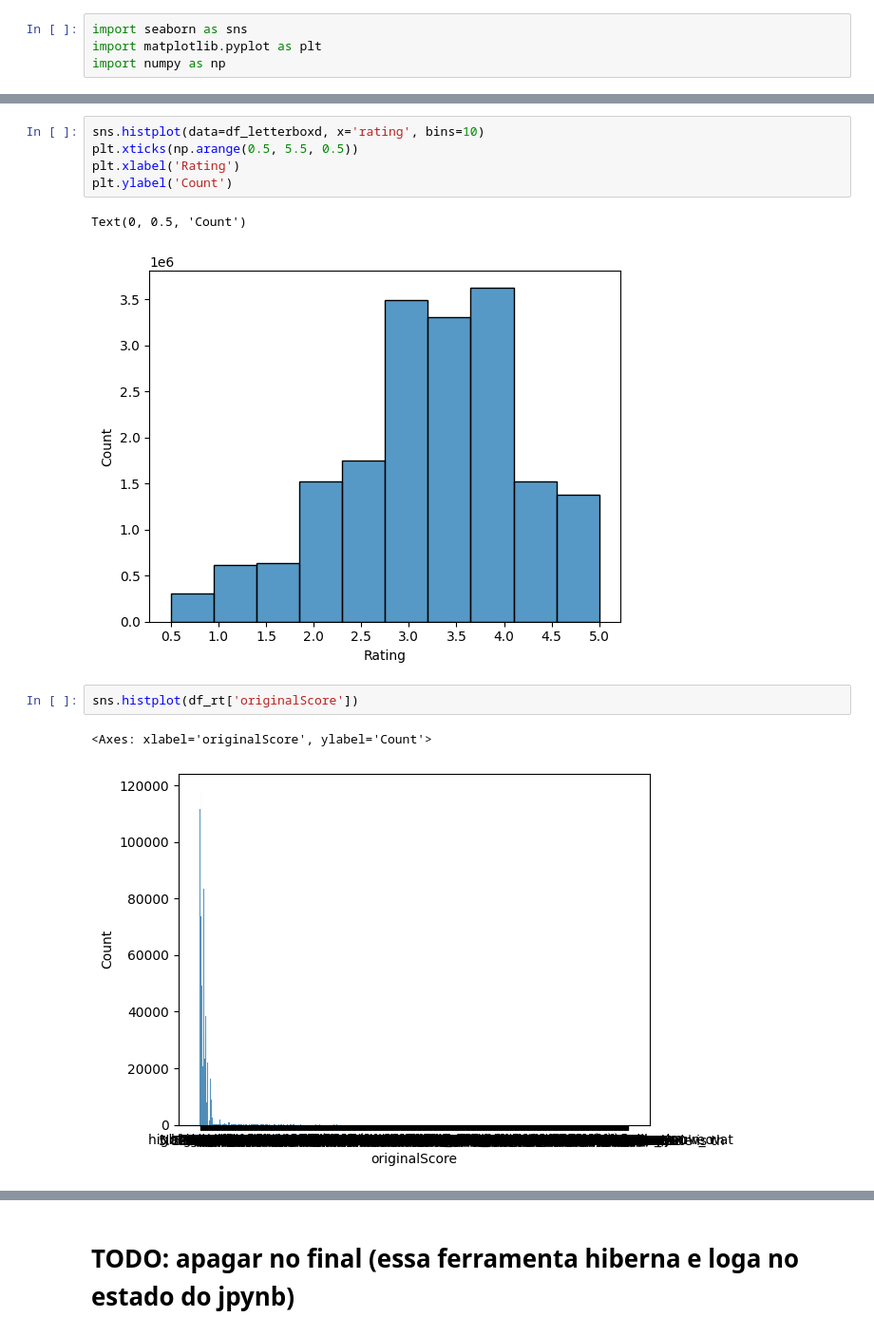
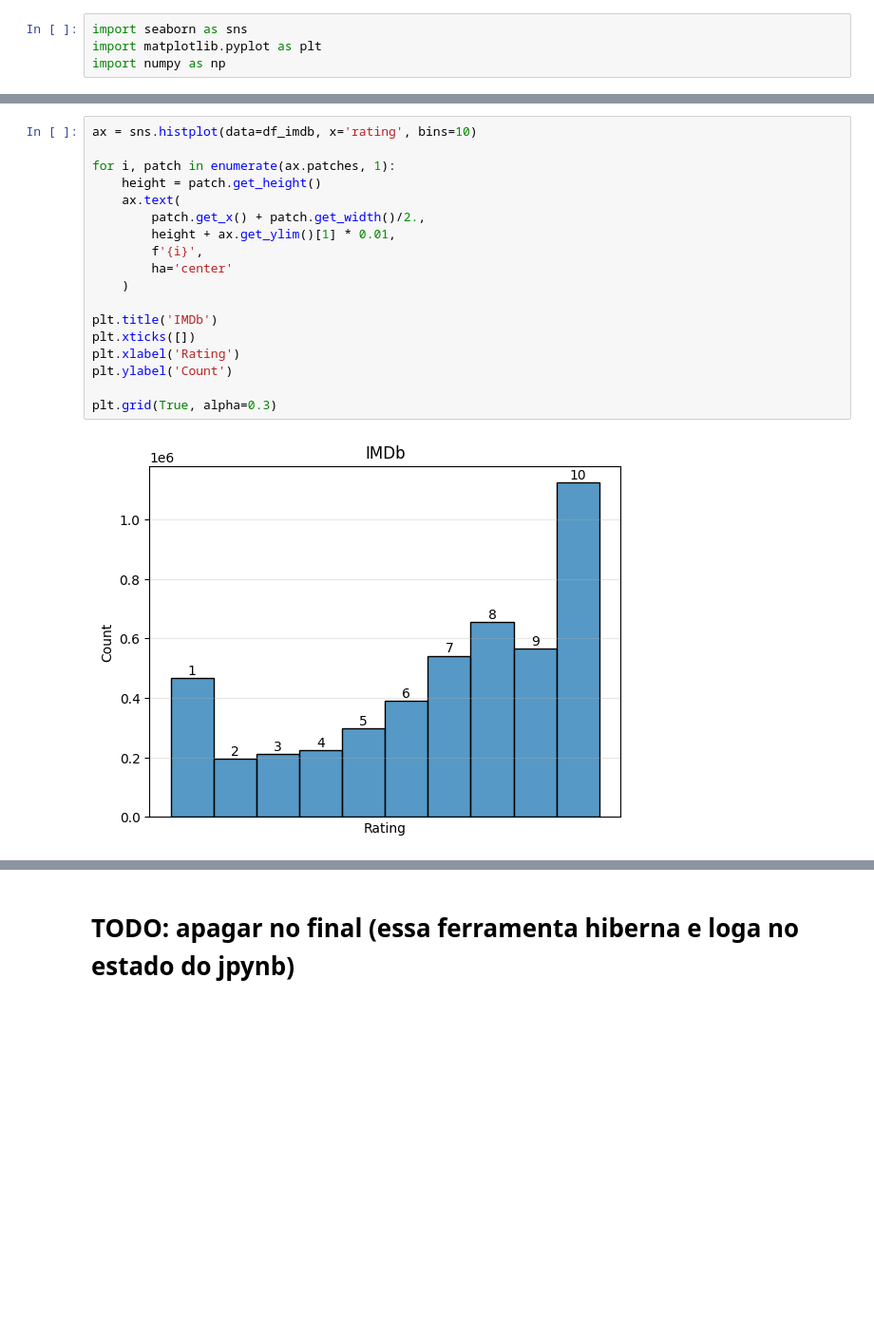
Before and after one commit to srjheam/ufes-cdados-letterimtomatoes, a Jupyter notebook: main.ipynb, the cells around one changed output, grey strips where cells are left out. Shown at 95% size. Saved outputs shown, nothing was run; the diff lists cells and outputs as text; blank space fills up the shorter version.

Commit message:
process rt ratings, improve histplot

```diff
--- a/main.ipynb
+++ b/main.ipynb
@@ -561,13 +568,20 @@ Text(0, 0.5, 'Count')
-# %%
-sns.histplot(data=df_letterboxd, x='rating', bins=10)
-plt.xticks(np.arange(0.5, 5.5, 0.5))
-plt.xlabel('Rating')
-plt.ylabel('Count')
-# %% [output]
-Text(0, 0.5, 'Count')
-[figure, removed]
-# %%
-sns.histplot(df_rt['originalScore'])
-# %% [output]
-<Axes: xlabel='originalScore', ylabel='Count'>
-[figure, removed]
+# %%
+ax = sns.histplot(data=df_imdb, x='rating', bins=10)
+
+for i, patch in enumerate(ax.patches, 1):
+    height = patch.get_height()
+    ax.text(
+        patch.get_x() + patch.get_width()/2.,
+        height + ax.get_ylim()[1] * 0.01,
+        f'{i}',
+        ha='center'
+    )
+
+plt.title('IMDb')
+plt.xticks([])
+plt.xlabel('Rating')
+plt.ylabel('Count')
+
+plt.grid(True, alpha=0.3)
+# %% [output]
+[figure, added]
```
Also changed, not shown: parts of 11 cells of this notebook.
